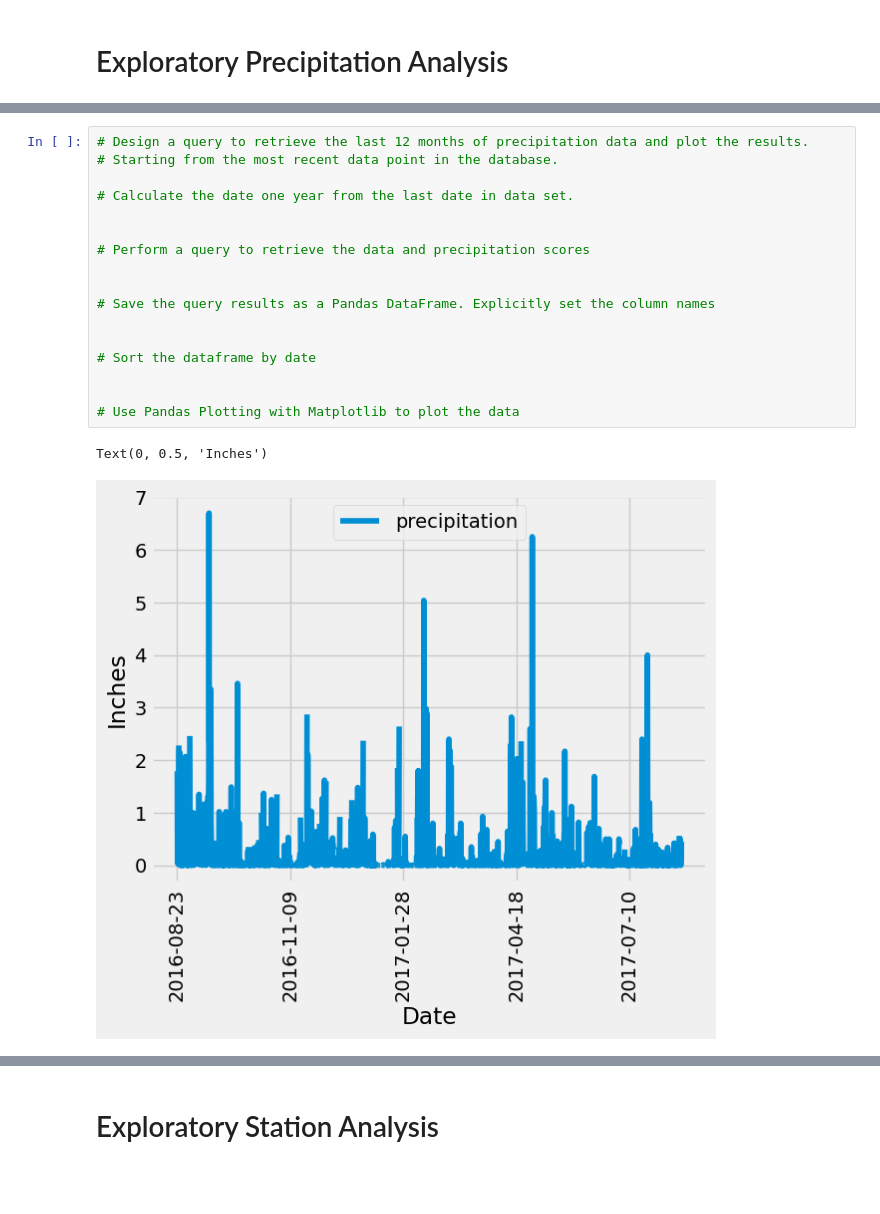
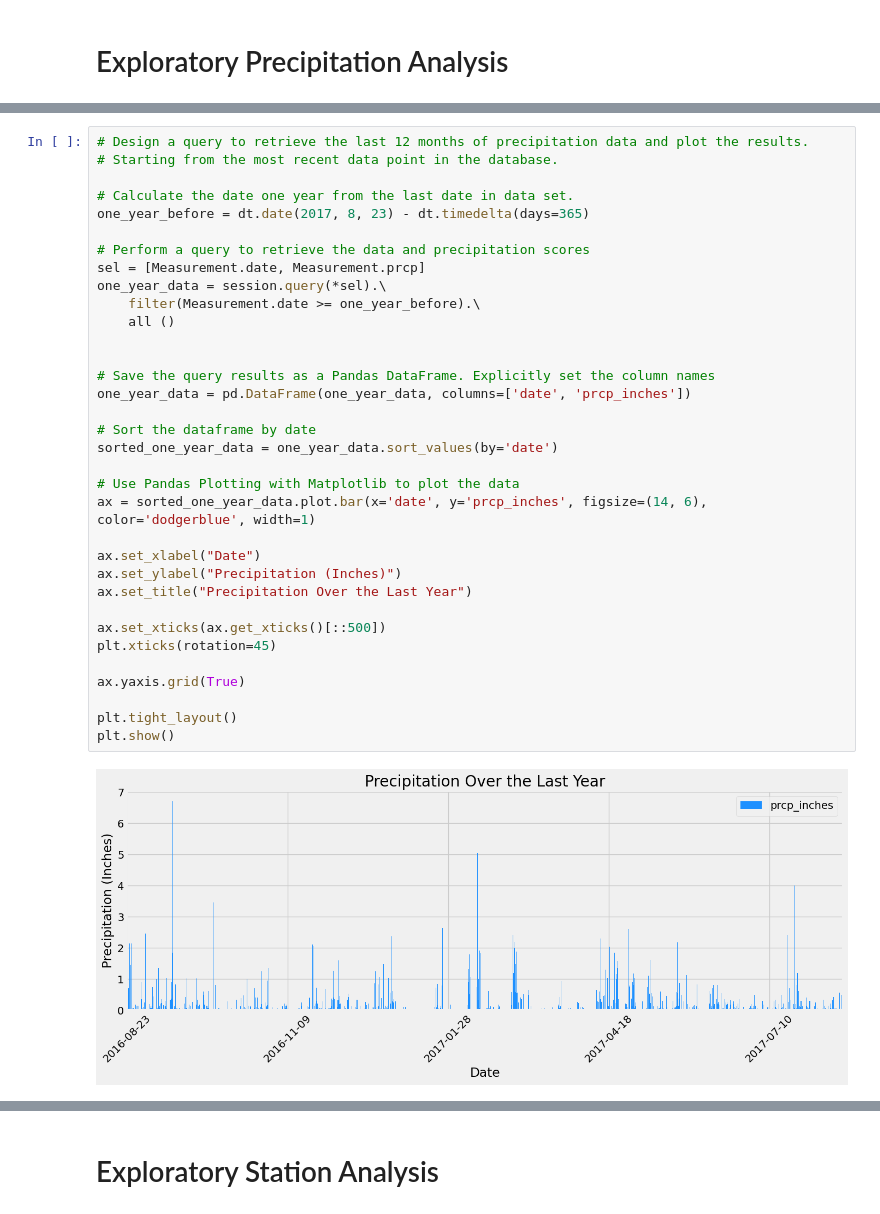
Before and after one commit to Kwessler93/sqlalchemy-challenge, a Jupyter notebook: SurfsUp/climate_starter.ipynb, the cells around one changed output, grey strips where cells are left out. Cells and saved outputs as stored; diff of their text form; blank space fills up the shorter version.

```diff
--- a/SurfsUp/climate_starter.ipynb
+++ b/SurfsUp/climate_starter.ipynb
@@ -46,22 +48,38 @@ session = Session(engine)
 # %%
 # Design a query to retrieve the last 12 months of precipitation data and plot the results.
 # Starting from the most recent data point in the database.
 
 # Calculate the date one year from the last date in data set.
-
+one_year_before = dt.date(2017, 8, 23) - dt.timedelta(days=365)
 
 # Perform a query to retrieve the data and precipitation scores
+sel = [Measurement.date, Measurement.prcp]
+one_year_data = session.query(*sel).\
+    filter(Measurement.date >= one_year_before).\
+    all ()
 
 
 # Save the query results as a Pandas DataFrame. Explicitly set the column names
-
+one_year_data = pd.DataFrame(one_year_data, columns=['date', 'prcp_inches'])
 
 # Sort the dataframe by date
-
+sorted_one_year_data = one_year_data.sort_values(by='date')
 
 # Use Pandas Plotting with Matplotlib to plot the data
+ax = sorted_one_year_data.plot.bar(x='date', y='prcp_inches', figsize=(14, 6), color='dodgerblue', width=1)
+
+ax.set_xlabel("Date")
+ax.set_ylabel("Precipitation (Inches)")
+ax.set_title("Precipitation Over the Last Year")
+
+ax.set_xticks(ax.get_xticks()[::500])
+plt.xticks(rotation=45)
+
+ax.yaxis.grid(True)
+
+plt.tight_layout()
+plt.show()
 # %% [output]
-Text(0, 0.5, 'Inches')
-[figure, old version]
+[figure, new version]
 # %%
 # Use Pandas to calculate the summary statistics for the precipitation data
```
Also changed, not shown: parts of 3 cells of this notebook.
